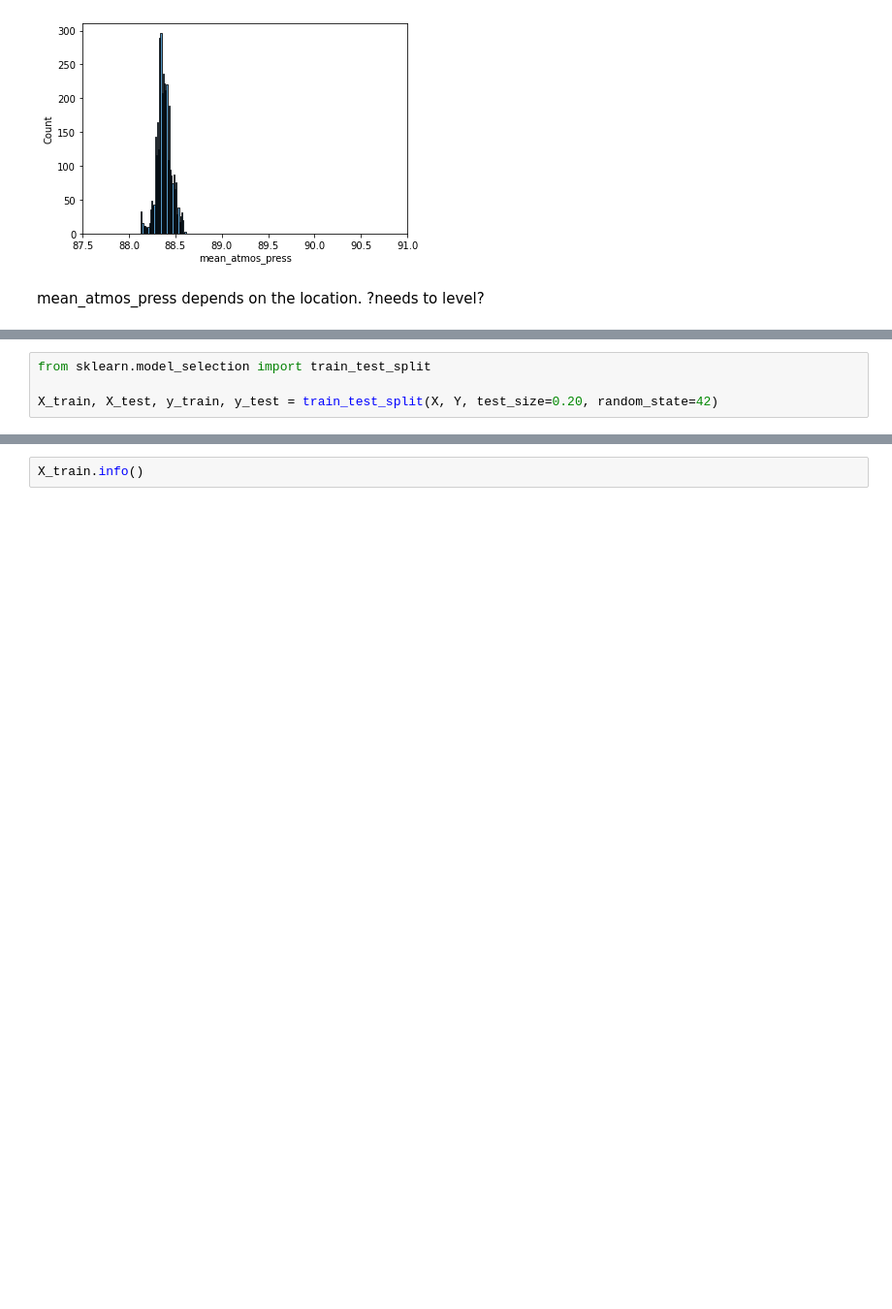
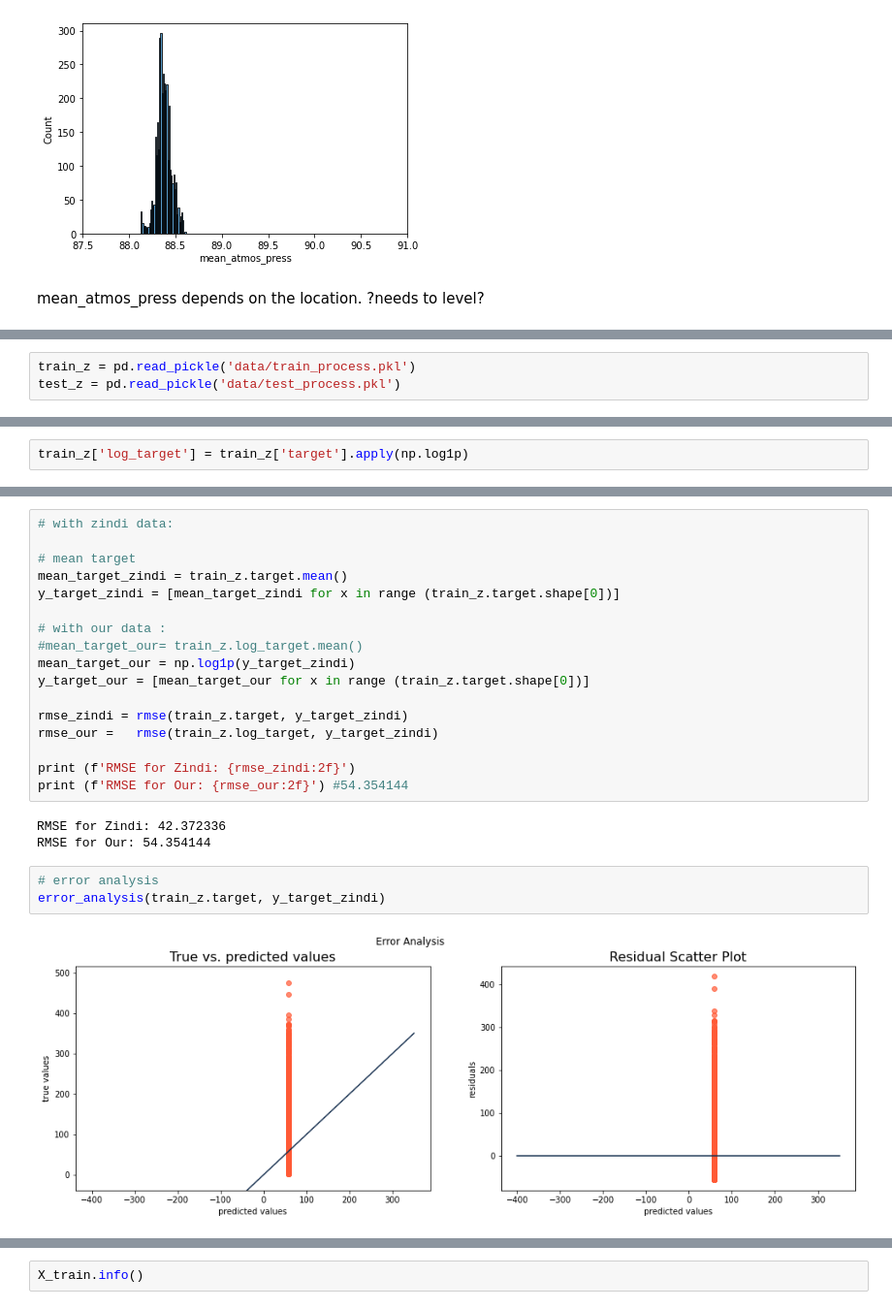
Before and after one commit to sm4rtm4art/airquality, a Jupyter notebook: EDA-and-modeling.ipynb, the cells around one changed output, grey strips where cells are left out. Shown: that part at 97% size. Drawn from its saved outputs; the diff is of its cells as text; blank space fills up the shorter version.

Commit message:
basis model

```diff
--- a/EDA-and-modeling.ipynb
+++ b/EDA-and-modeling.ipynb
@@ -230,4 +220,0 @@ X = coffee_features.select_dtypes(['number'])
-# %%
-from sklearn.model_selection import train_test_split
-
-X_train, X_test, y_train, y_test = train_test_split(X, Y, test_size=0.20, random_state=42)
@@ -240,0 +225,3 @@ X_train.drop(['Unnamed: 0'], axis=1, inplace=True)
+# %%
+train_z = pd.read_pickle('data/train_process.pkl')
+test_z = pd.read_pickle('data/test_process.pkl')
@@ -240,0 +238,2 @@ X_train.drop(['Unnamed: 0'], axis=1, inplace=True)
+# %%
+train_z['log_target'] = train_z['target'].apply(np.log1p)
@@ -240,0 +296,25 @@ X_train.drop(['Unnamed: 0'], axis=1, inplace=True)
+# %%
+# with zindi data:
+
+# mean target
+mean_target_zindi = train_z.target.mean()
+y_target_zindi = [mean_target_zindi for x in range (train_z.target.shape[0])]
+
+# with our data :
+#mean_target_our= train_z.log_target.mean()
+mean_target_our = np.log1p(y_target_zindi)
+y_target_our = [mean_target_our for x in range (train_z.target.shape[0])]
+
+rmse_zindi = rmse(train_z.target, y_target_zindi)
+rmse_our =   rmse(train_z.log_target, y_target_zindi)
+
+print (f'RMSE for Zindi: {rmse_zindi:2f}')
+print (f'RMSE for Our: {rmse_our:2f}') #54.354144
+# %% [output]
+RMSE for Zindi: 42.372336
+RMSE for Our: 54.354144
+# %%
+# error analysis
+error_analysis(train_z.target, y_target_zindi)
+# %% [output]
+[figure, added]
```
Also changed, not shown: parts of 20 cells of this notebook.
